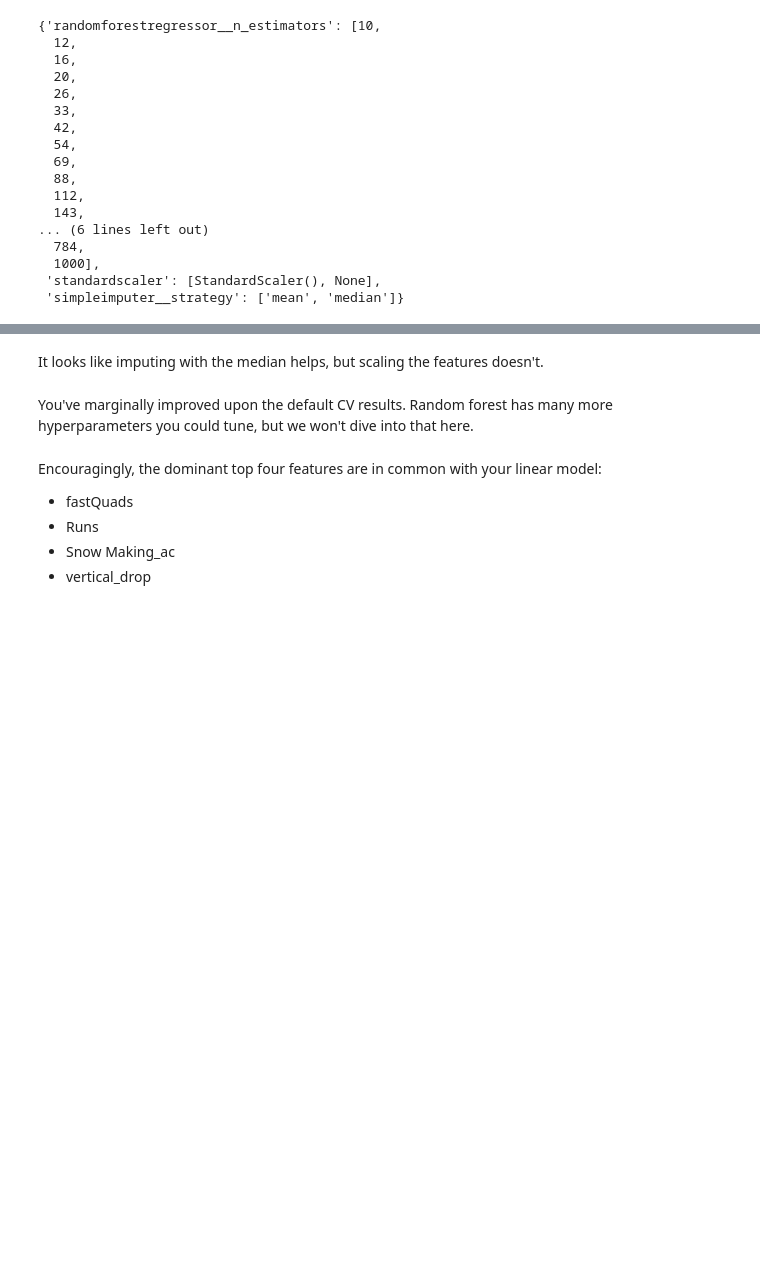
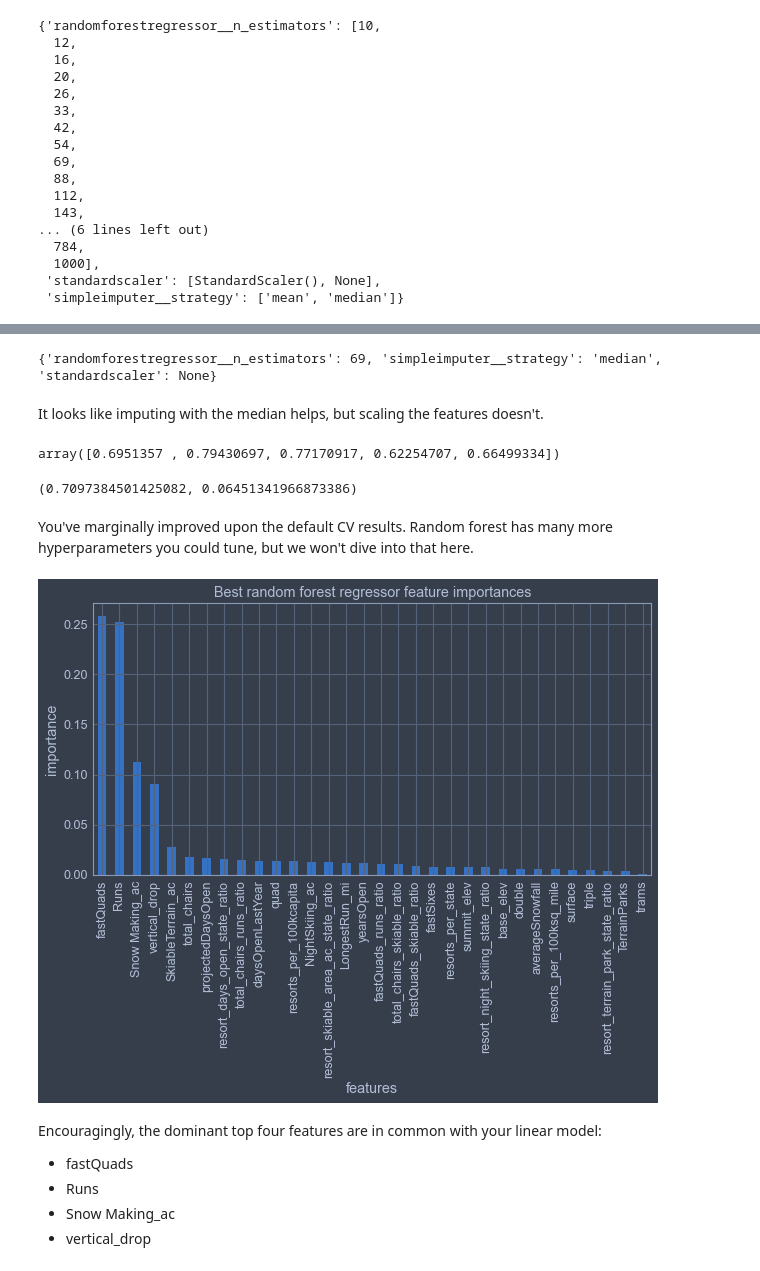
Before and after one commit to timtey88/DataScienceGuidedCapstone, a Jupyter notebook: Notebooks/04_preprocessing_and_training.ipynb, the cells around one changed output, grey strips where cells are left out. Saved outputs shown, nothing was run; the diff lists cells and outputs as text; code cells hidden in the pictures; blank space fills up the shorter version.

```diff
--- a/Notebooks/04_preprocessing_and_training.ipynb
+++ b/Notebooks/04_preprocessing_and_training.ipynb
@@ -932,7 +932,7 @@ Time to stop the bad practice of repeatedly checking performance on the test spl
 #and then RandomForestRegressor() with a random state of 47
 RF_pipe = make_pipeline(
     SimpleImputer(strategy='median'),
-    StandardScaler,
+    StandardScaler(),
     RandomForestRegressor(random_state=47)
 )
 # %% [markdown]
@@ -1016,30 +1013,38 @@ TypeError: get_params() missing 1 required positional argument: 'self'
 #Code task 26#
 #Print the best params (`best_params_` attribute) from the grid search
 print(rf_grid_cv.best_params_)
+# %% [output]
+{'randomforestregressor__n_estimators': 69, 'simpleimputer__strategy': 'median', 'standardscaler': None}
 # %% [markdown]
 It looks like imputing with the median helps, but scaling the features doesn't.
 # %%
 rf_best_cv_results = cross_validate(rf_grid_cv.best_estimator_, X_train, y_train, cv=5)
 rf_best_scores = rf_best_cv_results['test_score']
 rf_best_scores
+# %% [output]
+array([0.6951357 , 0.79430697, 0.77170917, 0.62254707, 0.66499334])
 # %%
 np.mean(rf_best_scores), np.std(rf_best_scores)
+# %% [output]
+(0.7097384501425082, 0.06451341966873386)
 # %% [markdown]
 You've marginally improved upon the default CV results. Random forest has many more hyperparameters you could tune, but we won't dive into that here.
 # %%
 #Code task 27#
 #Plot a barplot of the random forest's feature importances,
 #assigning the `feature_importances_` attribute of
 #`rf_grid_cv.best_estimator_.named_steps.randomforestregressor` to the name `imps` to then
 #create a pandas Series object of the feature importances, with the index given by the
 #training data column names, sorting the values in descending order
 plt.subplots(figsize=(10, 5))
 imps = rf_grid_cv.best_estimator_.named_steps.randomforestregressor.feature_importances_
-rf_feat_imps = pd.Series(feature_importances_, index=X_train.columns).sort_values(ascending=False)
+rf_feat_imps = pd.Series(imps, index=X_train.columns).sort_values(ascending=False)
 rf_feat_imps.plot(kind='bar')
 plt.xlabel('features')
 plt.ylabel('importance')
 plt.title('Best random forest regressor feature importances');
+# %% [output]
+[figure, added]
 # %% [markdown]
 Encouragingly, the dominant top four features are in common with your linear model:
 * fastQuads
```
Also changed, not shown: parts of 19 cells of this notebook, 1 other file.
